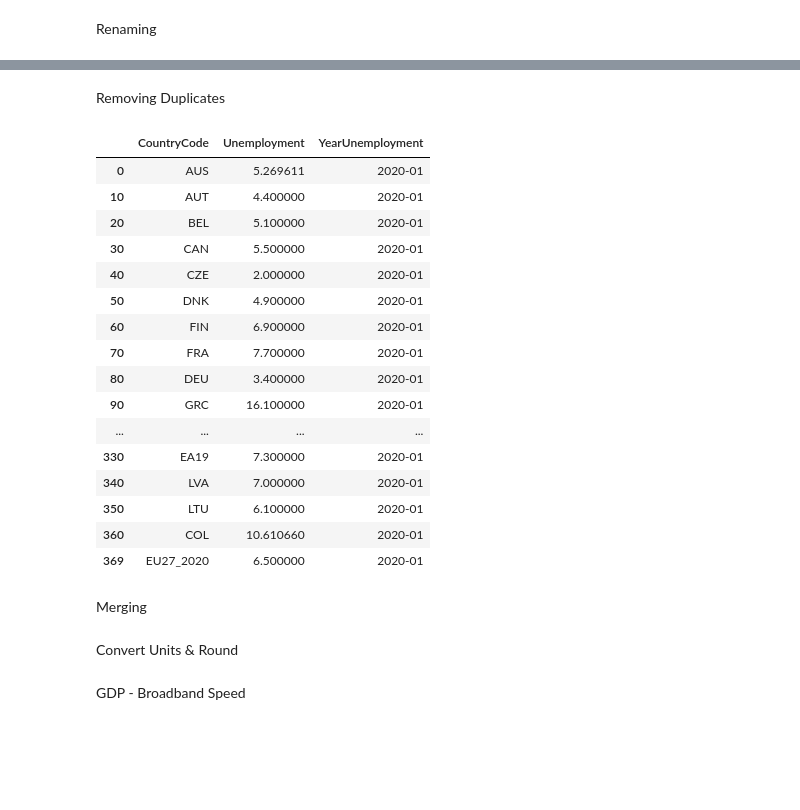
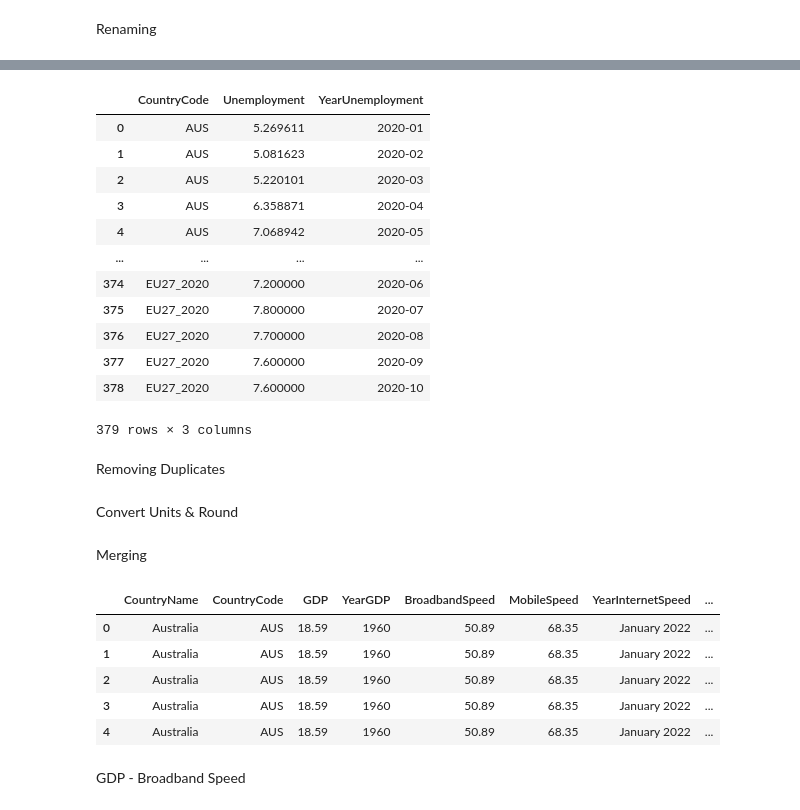
Before and after one commit to Gr4ph1xZ/DataAnalysisAndMachineLearningInternetSpeed, a Jupyter notebook: python/notebook.ipynb, the cells around one changed output, grey strips where cells are left out. Saved outputs shown, nothing was run; the diff lists cells and outputs as text; code cells hidden in the pictures; blank space fills up the shorter version.

```diff
--- a/python/notebook.ipynb
+++ b/python/notebook.ipynb
@@ -33,6 +33,6 @@ Renaming
 gdp.rename(columns = {'Country Code':'CountryCode', 'Country Name':'CountryName', 'Year':'YearGDP', 'Value':'GDP'}, inplace = True)
 internet_speed.rename(columns = {'Country':'CountryName', 'Broadband Mbps':'BroadbandSpeed', 'Mobile Mbps':'MobileSpeed', 'As of':'YearInternetSpeed'}, inplace = True)
 internet_access.rename(columns={'TIME':'YearInternetAccess', 'Value':'InternetAccess', 'LOCATION':'CountryCode'}, inplace= True)
-unemployment.rename(columns= {'LOCATION':'CountryCode', 'Value':'Unemployment', 'TIME':'YearUnemployment'}, inplace=True)
+unemployment.rename(columns= {'LOCATION':'CountryCode', 'Value':'Unemployment', 'TIME':'YearUnemployment', 'SUBJECT':'GenderUnemployment'}, inplace=True)
 military.rename(columns= {'Code':'CountryCode', '2018':'MilitarySpending2018'}, inplace=True)
 happy.rename(columns= {'Country':'CountryName', 'Happiness score':'HappinessScore2022'}, inplace=True)
@@ -39,31 +41,32 @@ happy.rename(columns= {'Country':'CountryName', 'Happiness score':'HappinessScor
+# %%
+unemployment = unemployment[unemployment['GenderUnemployment'] == 'TOT']
+unemployment.drop('GenderUnemployment', axis=1, inplace=True)
+# %% [output]
+|  | CountryCode | Unemployment | YearUnemployment |
+| 0 | AUS | 5.269611 | 2020-01 |
+| 1 | AUS | 5.081623 | 2020-02 |
+| 2 | AUS | 5.220101 | 2020-03 |
+| 3 | AUS | 6.358871 | 2020-04 |
+| 4 | AUS | 7.068942 | 2020-05 |
+| ... | ... | ... | ... |
+| 374 | EU27_2020 | 7.200000 | 2020-06 |
+| 375 | EU27_2020 | 7.800000 | 2020-07 |
+| 376 | EU27_2020 | 7.700000 | 2020-08 |
+| 377 | EU27_2020 | 7.600000 | 2020-09 |
+| 378 | EU27_2020 | 7.600000 | 2020-10 |
+379 rows × 3 columns
 # %% [markdown]
 Removing Duplicates
 # %%
-gdp.sort_values(by=['CountryName','YearGDP'], ascending=False)
-internet_speed.sort_values(by=['CountryName','YearInternetSpeed'], ascending=False)
-internet_access.sort_values(by=['CountryCode', 'YearInternetAccess'], ascending=False)
-unemployment.sort_values(by=['CountryCode', 'YearUnemployment'], ascending=False)
+gdp.sort_values(by=['CountryName','YearGDP'], ascending=False, inplace=True)
+internet_speed.sort_values(by=['CountryName','YearInternetSpeed'], ascending=False, inplace=True)
+internet_access.sort_values(by=['CountryCode', 'YearInternetAccess'], ascending=False, inplace=True)
+unemployment.sort_values(by=['CountryCode', 'YearUnemployment'], ascending=False, inplace=True)
 
-gdp.drop_duplicates(subset=['CountryCode'], keep='first')
-gdp.drop_duplicates(subset=['CountryName'], keep='first')
-internet_speed.drop_duplicates(subset=['CountryName'], keep='first')
-internet_access.drop_duplicates(subset=['CountryCode'], keep='first')
-unemployment.drop_duplicates(subset=['CountryCode'], keep='first')
+gdp.drop_duplicates(subset=['CountryCode'], keep='first', inplace=True)
+gdp.drop_duplicates(subset=['CountryName'], keep='first', inplace=True)
+internet_speed.drop_duplicates(subset=['CountryName'], keep='first', inplace=True)
+internet_access.drop_duplicates(subset=['CountryCode'], keep='first', inplace=True)
+unemployment.drop_duplicates(subset=['CountryCode'], keep='first', inplace=True)
-# %% [output]
-|  | CountryCode | Unemployment | YearUnemployment |
-| 0 | AUS | 5.269611 | 2020-01 |
-| 10 | AUT | 4.400000 | 2020-01 |
-| 20 | BEL | 5.100000 | 2020-01 |
-| 30 | CAN | 5.500000 | 2020-01 |
-| 40 | CZE | 2.000000 | 2020-01 |
-| 50 | DNK | 4.900000 | 2020-01 |
-| 60 | FIN | 6.900000 | 2020-01 |
-| 70 | FRA | 7.700000 | 2020-01 |
-| 80 | DEU | 3.400000 | 2020-01 |
-| 90 | GRC | 16.100000 | 2020-01 |
-| ... | ... | ... | ... |
-| 330 | EA19 | 7.300000 | 2020-01 |
-| 340 | LVA | 7.000000 | 2020-01 |
-| 350 | LTU | 6.100000 | 2020-01 |
-| 360 | COL | 10.610660 | 2020-01 |
-| 369 | EU27_2020 | 6.500000 | 2020-01 |
+# %% [markdown]
+Convert Units & Round
@@ -70,10 +76,16 @@ unemployment.drop_duplicates(subset=['CountryCode'], keep='first')
 # %% [markdown]
 Merging
 # %%
-dataset = pd.merge(gdp, internet_speed, how='inner', on = 'CountryName')
-dataset = pd.merge(dataset, internet_access, how='inner', on='CountryCode')
-dataset = pd.merge(dataset, unemployment, how='inner', on='CountryCode')
-dataset = pd.merge(dataset, military, how='inner', on='CountryCode')
-dataset = pd.merge(dataset, happy, how='inner', on='CountryName')
+dataset = pd.merge(gdp, internet_speed, how='right', on = 'CountryName')
+dataset = pd.merge(dataset, internet_access, how='left', on='CountryCode')
+dataset = pd.merge(dataset, unemployment, how='left', on='CountryCode')
+dataset = pd.merge(dataset, military, how='left', on='CountryCode')
+dataset = pd.merge(dataset, happy, how='left', on='CountryName')
+dataset.head(2000)
+# %% [output]
+|  | CountryName | CountryCode | GDP | YearGDP | BroadbandSpeed | MobileSpeed | YearInternetSpeed | ... |
+| 0 | Australia | AUS | 18.59 | 1960 | 50.89 | 68.35 | January 2022 | ... |
+| 1 | Australia | AUS | 18.59 | 1960 | 50.89 | 68.35 | January 2022 | ... |
+| 2 | Australia | AUS | 18.59 | 1960 | 50.89 | 68.35 | January 2022 | ... |
+| 3 | Australia | AUS | 18.59 | 1960 | 50.89 | 68.35 | January 2022 | ... |
+| 4 | Australia | AUS | 18.59 | 1960 | 50.89 | 68.35 | January 2022 | ... |
-# %% [markdown]
-Convert Units & Round
```
Also changed, not shown: parts of 19 cells of this notebook.
